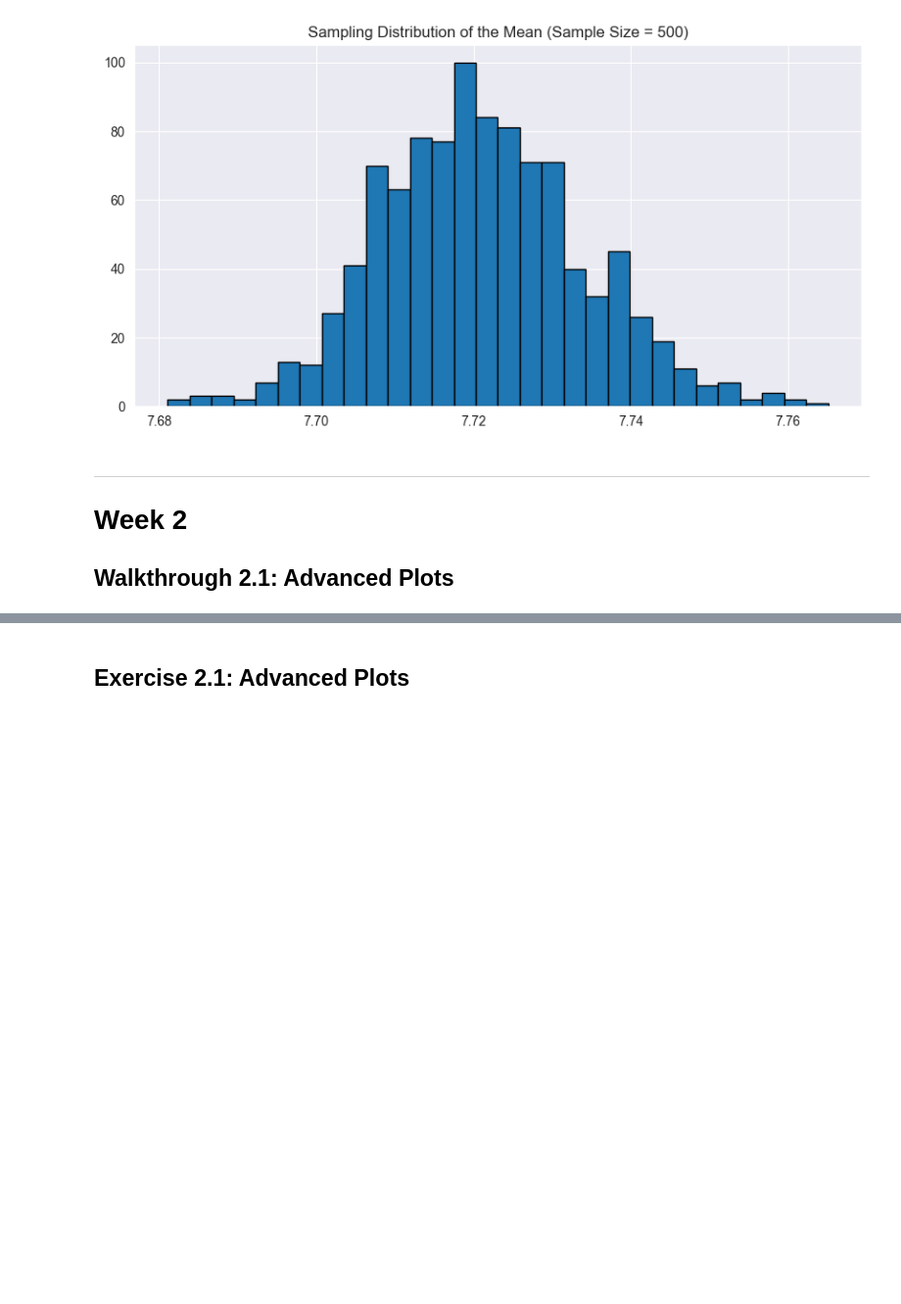
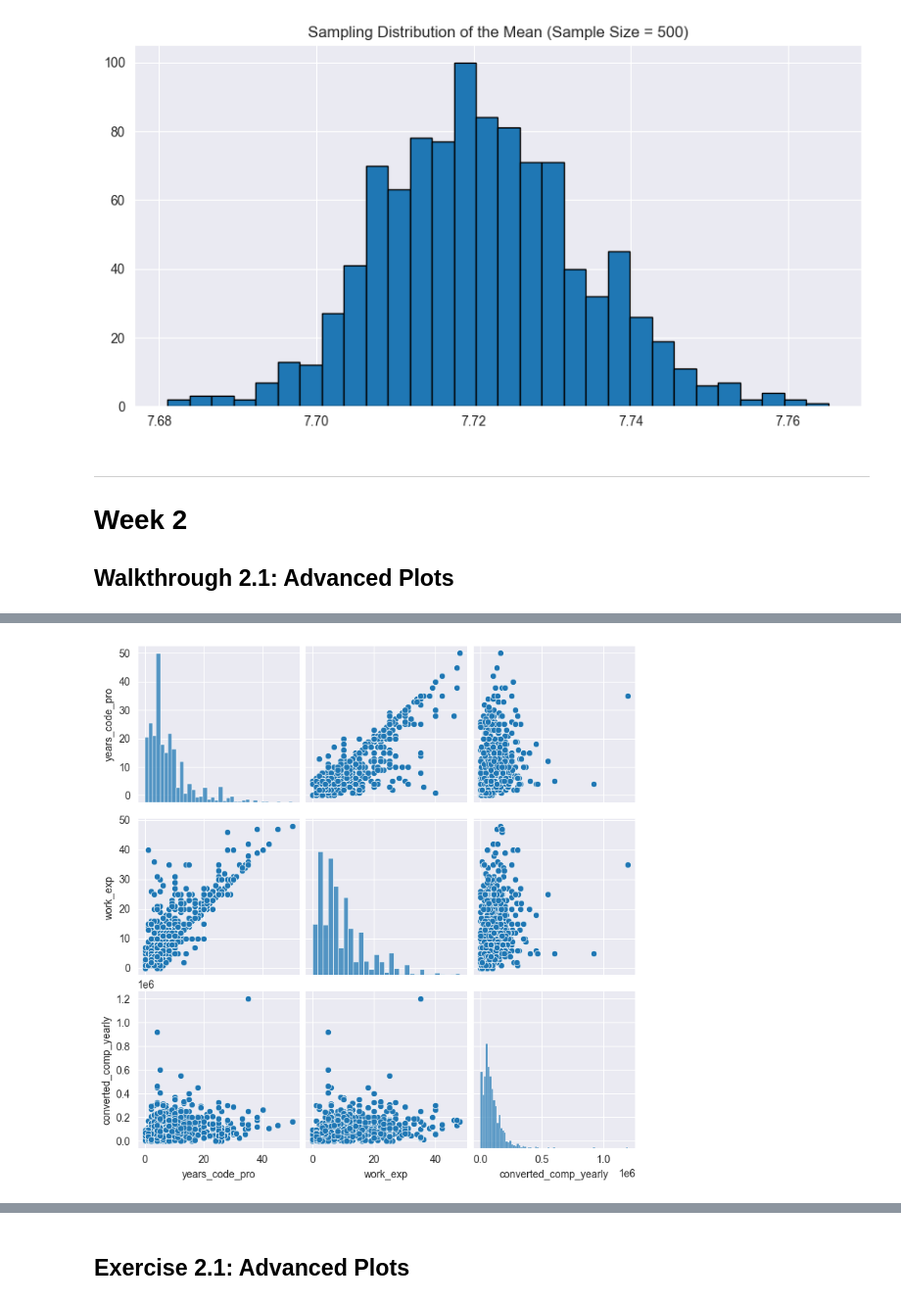
Before and after one commit to ismayc/oreilly-fundamentals-of-statistics-with-python, a Jupyter notebook: exercises-2025-02.ipynb, the cells around one changed output, grey strips where cells are left out. Shown at 98% size. Drawn from its saved outputs; the diff is of its cells as text; code cells hidden in the pictures; blank space fills up the shorter version.

```diff
--- a/exercises-2025-02.ipynb
+++ b/exercises-2025-02.ipynb
@@ -365,4 +372,9 @@ sns.set_style("darkgrid")
 # %%
 # Pair plot for selected variables 'years_code_pro', 'work_exp', 'converted_comp_yearly'
+sns.pairplot(data_dev_survey,
+             vars=['years_code_pro', 'work_exp', 'converted_comp_yearly'])
+plt.show();
+# %% [output]
+[figure, added]
 # %%
 # Time series plot
```
Also changed, not shown: parts of 10 cells of this notebook, 1 other file.
